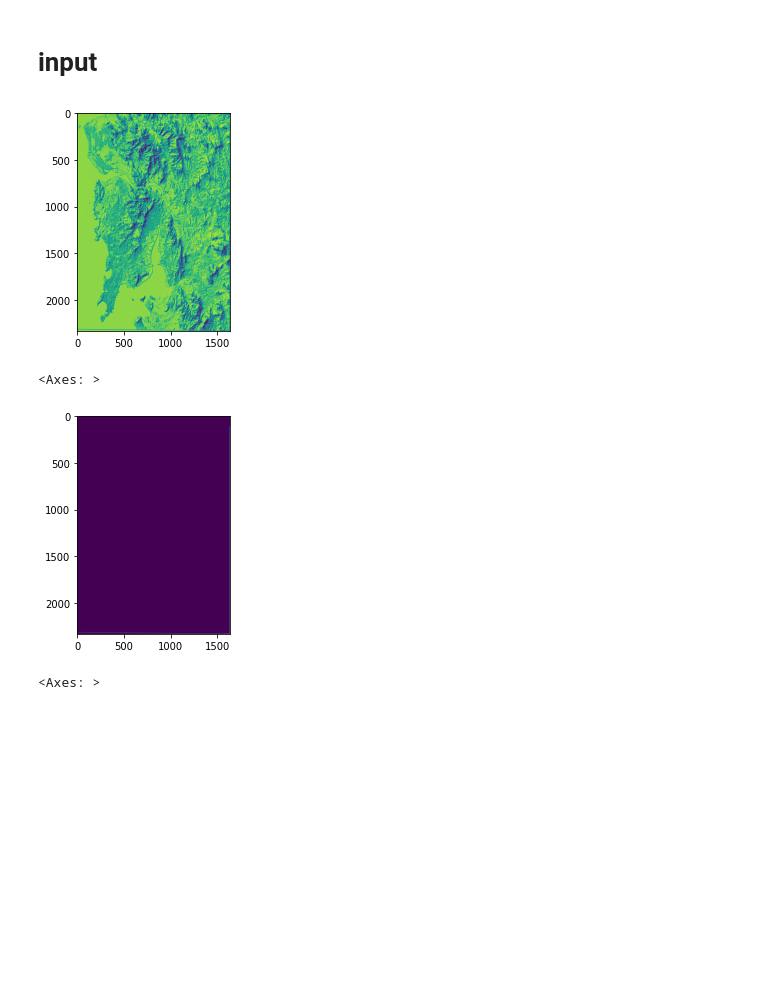
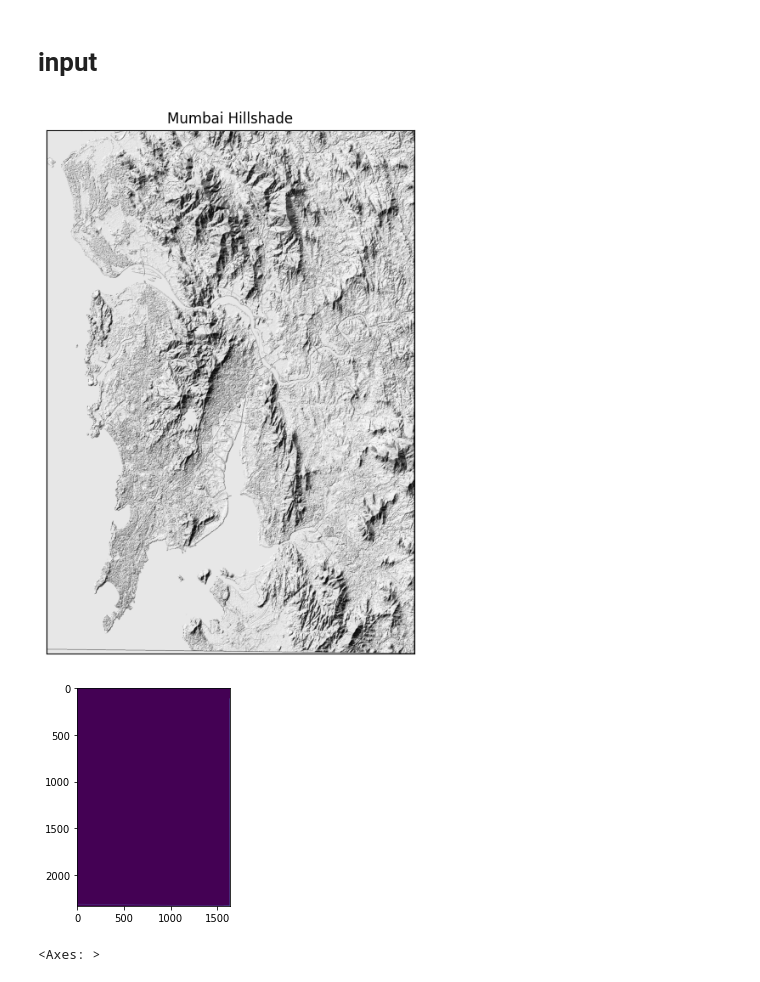
Before and after one commit to alexandrepereiraarq/geo_functions, a Jupyter notebook: src/data/05_calculate_hillshade_slope.ipynb, the cells around one changed output. Saved outputs shown, nothing was run; the diff lists cells and outputs as text; code cells hidden in the pictures; blank space fills up the shorter version.

Commit message:
update hillshade and slope

```diff
--- a/src/data/05_calculate_hillshade_slope.ipynb
+++ b/src/data/05_calculate_hillshade_slope.ipynb
@@ -50,41 +22,41 @@ def slope(array):
 # input
 # %%
 #input a raster file
-#raster_path = Path("D:\\Dropbox\\x\\PostDoc\\23 10 LMU\\13 exp_cases\\24 01 Urban SSP MAN MUM JAK\\GIS_temp\\")
-raster_path = Path('/Users/X/Library/CloudStorage/Dropbox/x/PostDoc/23 10 LMU/13 exp_cases/24 01 Urban SSP MAN MUM JAK/GIS_temp')
+raster_path = Path("D:\\Dropbox\\x\\PostDoc\\23 10 LMU\\13 exp_cases\\24 01 Urban SSP MAN MUM JAK\\GIS_temp\\")
+#raster_path = Path('/Users/X/Library/CloudStorage/Dropbox/x/PostDoc/23 10 LMU/13 exp_cases/24 01 Urban SSP MAN MUM JAK/GIS_temp')
 raster_file = 'MUM_DEM_TanDEM_X_30m.tif'
 in_raster = rasterio.open(raster_path/raster_file)
+# %%
+# calculate hillshade with earthpy
+dem = in_raster.read(1)
+
+#with help from [Charlotta Mirbach](https://gitlab.lrz.de/00000000013642E5)
+hillshade = es.hillshade(dem, azimuth=315, altitude=45)
+ep.plot_bands(
+    hillshade,
+    cbar=False,
+    title="Mumbai Hillshade",
+    figsize=(10, 8)
+)
+
+plt.show()
+# %% [output]
+[figure, added]
 # %%
-#calculate hillshade
-hillshade_raster = hillshade(in_raster.read(1), 315, 45)
+#calculate slope with earthpy
+
+slope_raster = slope(in_raster.read(1))
 
 #exporting the raster
 out_path = raster_path
-out_file = 'MUM_DEM_hillshade_TanDEM_X_30m.tif'
+out_file = 'MUM_DEM_slope_TanDEM_X_30m.tif'
 out_url = out_path/out_file
 with rasterio.open(out_url, "w", driver='GTiff',
                     height = in_raster.shape[0], width=in_raster.shape[1],
                     count=1, dtype=list(in_raster.dtypes)[0],
                     crs=in_raster.crs, transform = in_raster.transform) as dest:
-        dest.write(hillshade_raster, indexes=1)
-show(hillshade_raster)
+        dest.write(slope_raster, indexes=1)
+show(slope_raster)
 # %% [output]
-[figure, old version]
+[figure, new version]
 <Axes: >
-# %%
-#calculate slope
-slope_raster = slope(in_raster.read(1))
-
-#exporting the raster
-out_path = raster_path
-out_file = 'MUM_DEM_slope_TanDEM_X_30m.tif'
-out_url = out_path/out_file
-with rasterio.open(out_url, "w", driver='GTiff',
-                    height = in_raster.shape[0], width=in_raster.shape[1],
-                    count=1, dtype=list(in_raster.dtypes)[0],
-                    crs=in_raster.crs, transform = in_raster.transform) as dest:
-        dest.write(slope_raster, indexes=1)
-show(slope_raster)
-# %% [output]
-[figure, removed]
-<Axes: >
```
Also changed, not shown: parts of 2 cells of this notebook.
